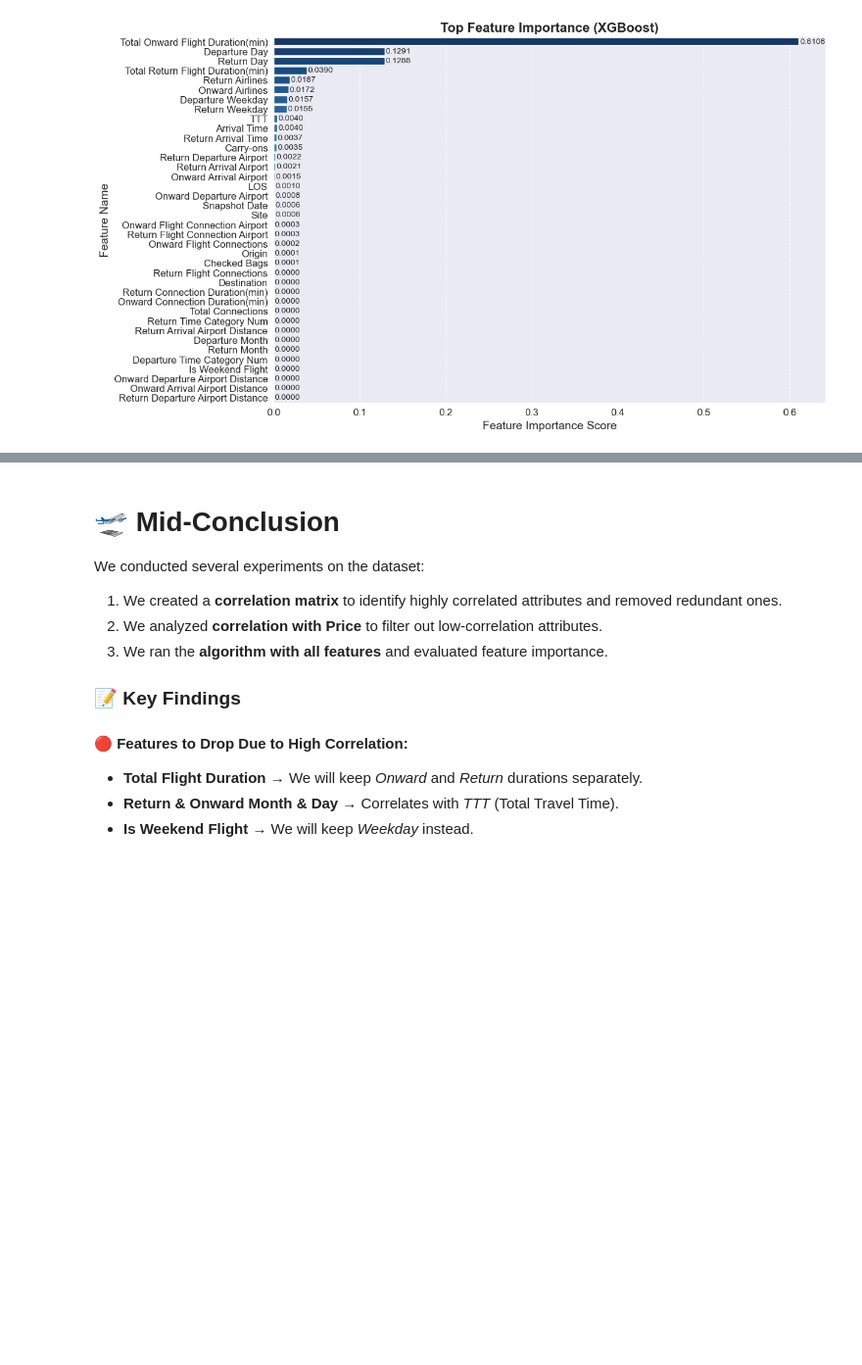
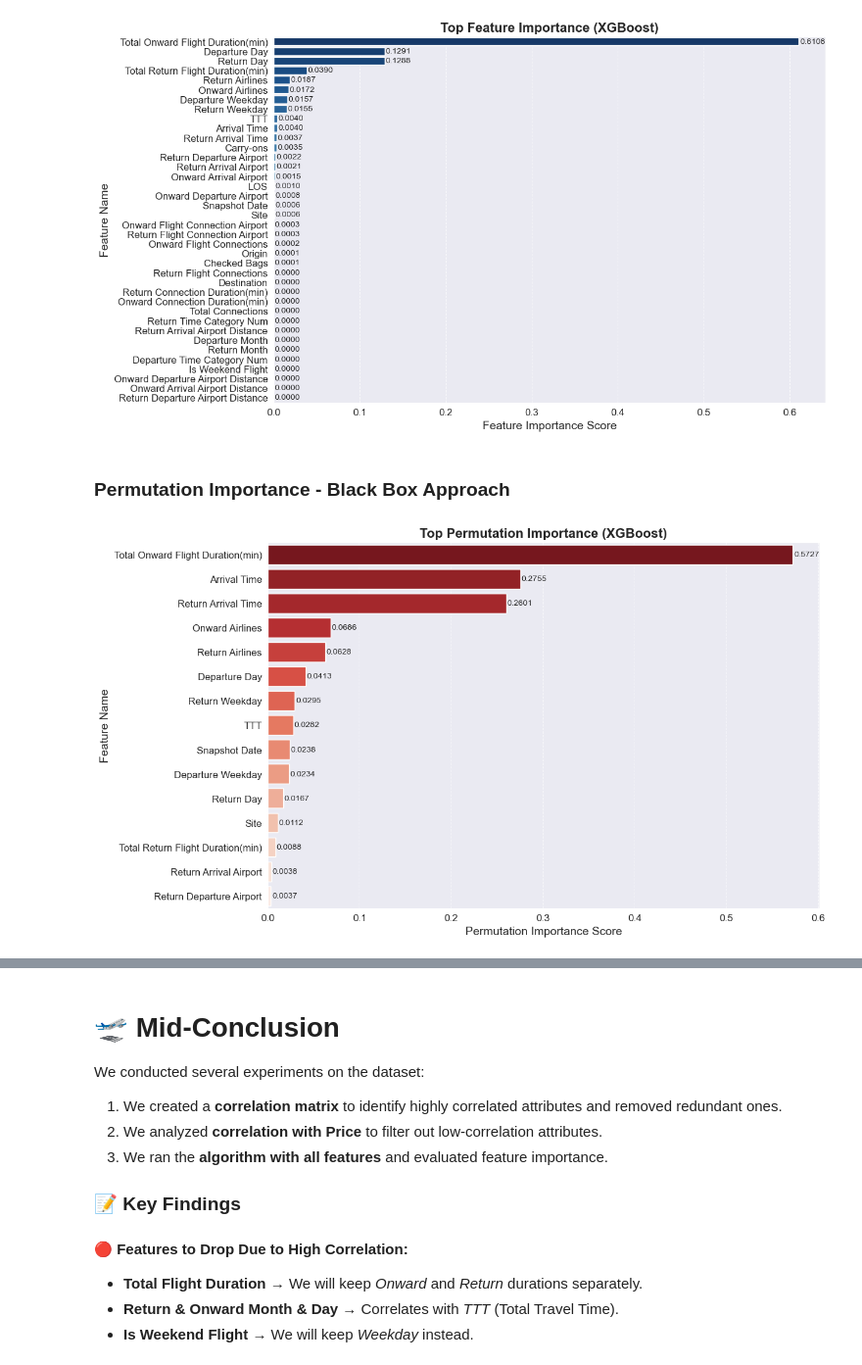
Before and after one commit to Andrian2024/DSProject-Flights, a Jupyter notebook: Algo4-Andrian-Flights_XGBOOST.ipynb, the cells around one changed output, grey strips where cells are left out. Shown at 98% size. Saved outputs shown, nothing was run; the diff lists cells and outputs as text; code cells hidden in the pictures; blank space fills up the shorter version.

Commit message:
Permutation Importance XGBOOST

```diff
--- a/Algo4-Andrian-Flights_XGBOOST.ipynb
+++ b/Algo4-Andrian-Flights_XGBOOST.ipynb
@@ -310,3 +310,38 @@ plt.grid(axis="x", linestyle="--", alpha=0.7)
 plt.show()
 # %% [output]
 [figure]
+# %% [markdown]
+### **Permutation Importance - Black Box Approach**
+# %%
+from sklearn.inspection import permutation_importance
+
+# Compute feature importance using Permutation Importance
+perm_importance = permutation_importance(xgb, X_test, y_test, scoring='r2', n_repeats=10, random_state=101)
+
+# Create a DataFrame with feature importance scores
+perm_importance_df = pd.DataFrame({
+    "Feature": X_test.columns,
+    "Importance": perm_importance.importances_mean
+})
+
+# Sort by importance and keep the top 15 features
+perm_importance_df = perm_importance_df.sort_values(by="Importance", ascending=False).head(15)
+
+# Create a Permutation Importance plot
+plt.figure(figsize=(12, 8))
+sns.barplot(x="Importance", y="Feature", data=perm_importance_df, palette="Reds_r")
+ax = sns.barplot(x="Importance", y="Feature", data=perm_importance_df, palette="Reds_r")
+
+for index, value in enumerate(perm_importance_df["Importance"]):
+    ax.text(value + 0.001, index, f"{value:.4f}", va="center", fontsize=10)
+
+plt.xlabel("Permutation Importance Score", fontsize=14)
+plt.ylabel("Feature Name", fontsize=14)
+plt.title("Top Permutation Importance (XGBoost)", fontsize=16, fontweight="bold")
+plt.xticks(fontsize=12)
+plt.yticks(fontsize=12)
+plt.grid(axis="x", linestyle="--", alpha=0.7)
+
+plt.show()
+# %% [output]
+[figure, added]
```
Also changed, not shown: parts of 3 cells of this notebook.
